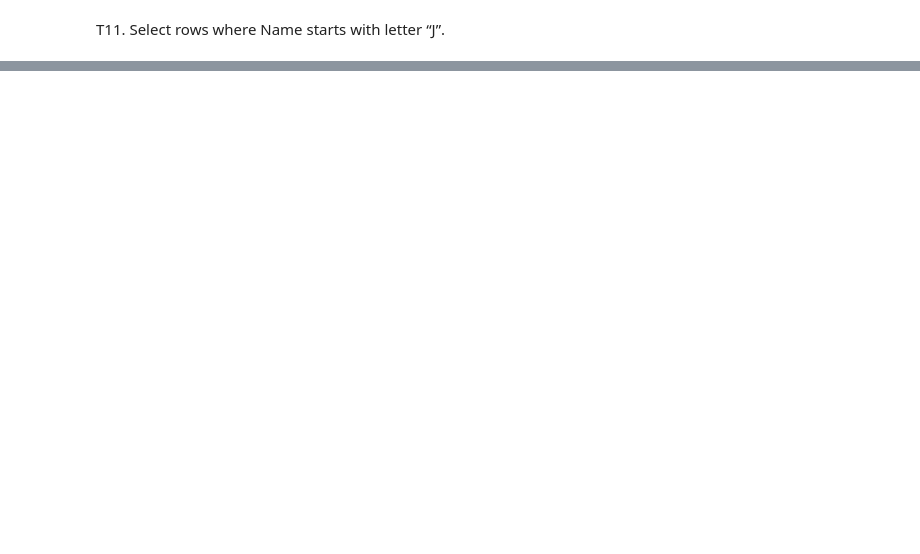
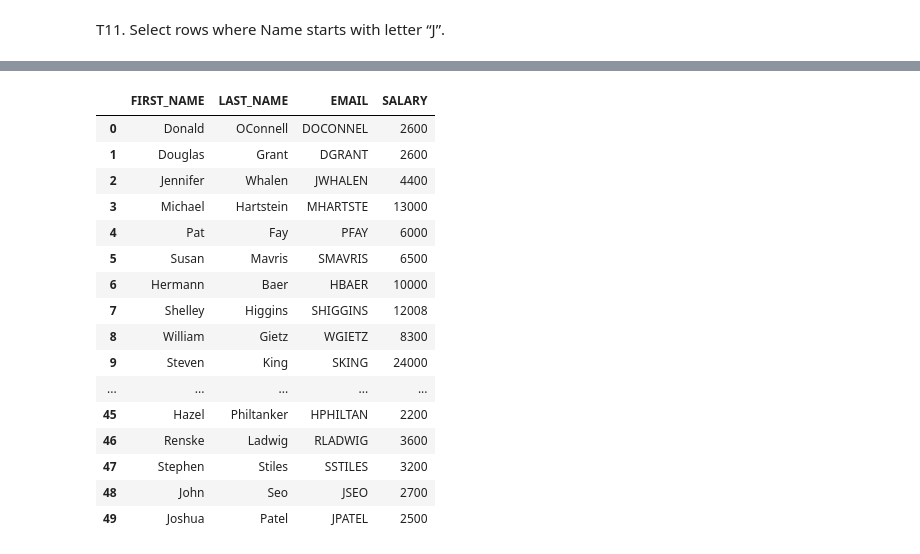
Before and after one commit to sagarnbeedi-analytics/data-analytics-portfolio, a Jupyter notebook: PYTHON/practicing_python_libraries/python_files/pandas.ipynb, the cells around one changed output, grey strips where cells are left out. Cells and saved outputs as stored; diff of their text form; code cells hidden in the pictures; blank space fills up the shorter version.

```diff
--- a/PYTHON/practicing_python_libraries/python_files/pandas.ipynb
+++ b/PYTHON/practicing_python_libraries/python_files/pandas.ipynb
@@ -359,0 +362,2 @@ df3[df3["FirstName"].str.startswith("J")]
+# %%
+df1["Age"]=np.random.randint(26,60,50)
@@ -359,0 +373,20 @@ df3[df3["FirstName"].str.startswith("J")]
+# %%
+df1.loc[:,["FIRST_NAME", "LAST_NAME", "EMAIL", "SALARY"]]
+# %% [output]
+|  | FIRST_NAME | LAST_NAME | EMAIL | SALARY |
+| 0 | Donald | OConnell | DOCONNEL | 2600 |
+| 1 | Douglas | Grant | DGRANT | 2600 |
+| 2 | Jennifer | Whalen | JWHALEN | 4400 |
+| 3 | Michael | Hartstein | MHARTSTE | 13000 |
+| 4 | Pat | Fay | PFAY | 6000 |
+| 5 | Susan | Mavris | SMAVRIS | 6500 |
+| 6 | Hermann | Baer | HBAER | 10000 |
+| 7 | Shelley | Higgins | SHIGGINS | 12008 |
+| 8 | William | Gietz | WGIETZ | 8300 |
+| 9 | Steven | King | SKING | 24000 |
+| ... | ... | ... | ... | ... |
+| 45 | Hazel | Philtanker | HPHILTAN | 2200 |
+| 46 | Renske | Ladwig | RLADWIG | 3600 |
+| 47 | Stephen | Stiles | SSTILES | 3200 |
+| 48 | John | Seo | JSEO | 2700 |
+| 49 | Joshua | Patel | JPATEL | 2500 |
```
Also changed, not shown: parts of 12 cells of this notebook.
